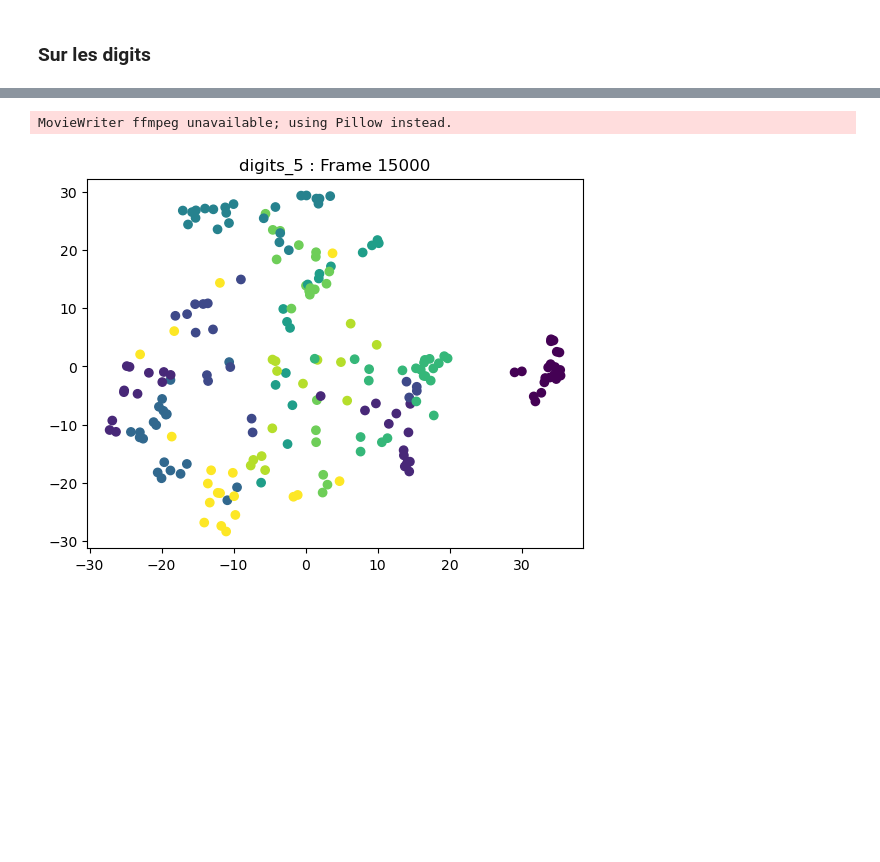
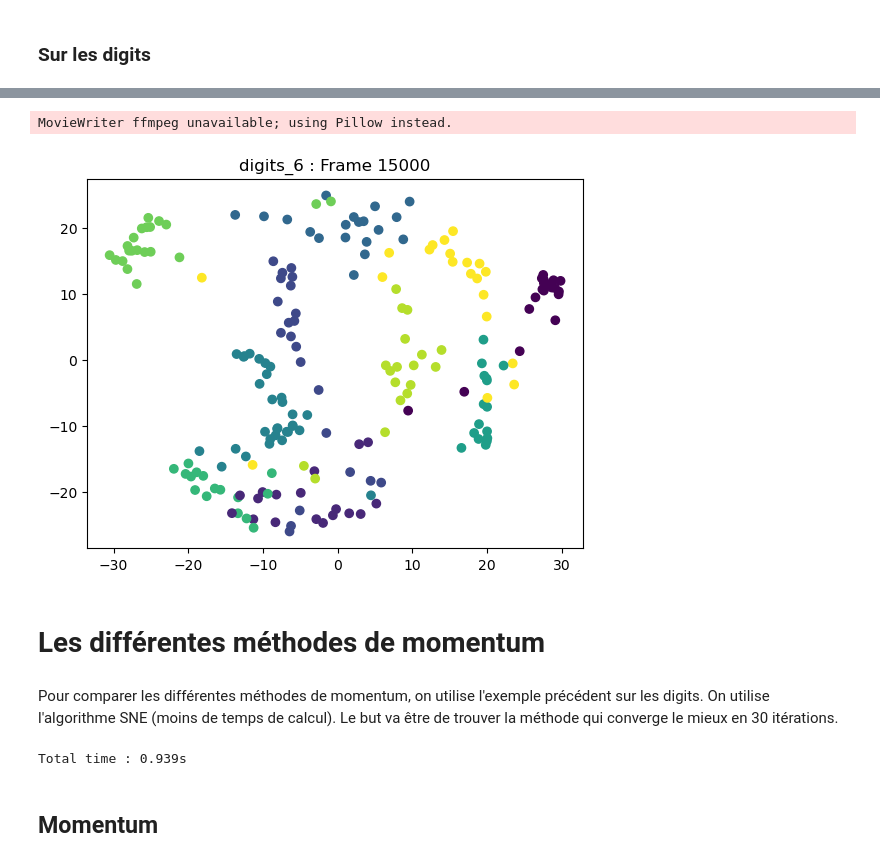
Before and after one commit to Arthur200111/dimensionality-reduction-techniques, a Jupyter notebook: sne.ipynb, the cells around one changed output, grey strips where cells are left out. Cells and saved outputs as stored; diff of their text form; code cells hidden in the pictures; blank space fills up the shorter version.

Commit message:
feat momentum

```diff
--- a/sne.ipynb
+++ b/sne.ipynb
@@ -92,26 +92,20 @@ from matplotlib.animation import FuncAnimation
 class History:
     loss: npt.NDArray[np.float64]
     Y: npt.NDArray[np.float64]
-    alpha: npt.NDArray[np.float64]
 
-    def __init__(self, loss: npt.NDArray[np.float64], Y: npt.NDArray[np.float64], alpha):
+    def __init__(self, loss: npt.NDArray[np.float64], Y: npt.NDArray[np.float64]):
         self.Y = Y
         self.loss = loss
-        self.alpha = alpha
 
     # Permet de concaténer deux instances de la classe History
     def concatenate(self, h2: 'History') -> 'History':
         loss = np.concatenate((self.loss, h2.loss))
         Y = np.concatenate((self.Y, h2.Y))
-        alpha = np.concatenate((self.alpha, h2.alpha))
-        return History(loss, Y, alpha)
+        return History(loss, Y)
 
     # Permet d'afficher la loss
-    def plot_loss(self):
-        plt.plot(self.loss)
-
-    def plot_alpha(self):
-        plt.plot(self.alpha)
+    def plot_loss(self, label="loss"):
+        plt.plot(self.loss, label=label)
 
     # Permet d'afficher la configuration de Y à l'itération i. Par défaut c'est la dernière configue qui est affichée.
     def plot_Y_i(self,y , i=-1):
@@ -205,14 +269,11 @@ class SNE:
         C = P * np.log((P + 1e-10) / (Q + 1e-10))
         return C.sum()
 
-    def fit(self, d=2, lr=.1, max_iter=200, Y0=None, alpha=1, sigma=3) -> History:
+    def fit(self, d=2, lr=.1, max_iter=200, Y0:npt.NDArray[np.float64]=None, momentum: Momentum=None, verbose=True) -> History:
         start = time.time()
-
         loss_l =np.zeros(max_iter)
 
-        # exponentially decreasing momentum
-        alpha = alpha * np.exp(-np.arange(max_iter)/sigma**2)
-        alpha[:2] = 0
+        if momentum is None: momentum = Momentum()
 
         Y = np.zeros((max_iter + 1, self.n, d))
         if Y0 is None:
@@ -224,14 +285,14 @@ class SNE:
             Y_table = self.compute_Y_table(Y[k])
             self.compute_Q(Y_table)
             dQ = self.compute_dQ(Y_table)
-            Y[k+1] = Y[k] - lr*dQ - alpha[k] * (Y[k-1] - Y[k-2])
+            Y[k+1] = Y[k] - momentum.derivative_term(dQ, Y, k, lr)
             loss_l[k] = self.loss(self.P, self.Q)
 
-            if (k + 1) % 5 == 0: print(f"{time.time() - start:.3f}s, Itération {k + 1}/{max_iter}, loss: {loss_l[k]}")
+            if verbose and (k + 1) % 5 == 0: print(f"{time.time() - start:.3f}s, Itération {k + 1}/{max_iter}, loss: {loss_l[k]}")
 
         print(f"Total time : {time.time() - start:.3f}s")
 
-        return History(loss_l, Y, alpha)
+        return History(loss_l, Y)
 # %% [markdown]
 ## Test de l'algorithme sur les datasets
 # %% [markdown]
@@ -415,5 +469,7 @@ Total time : 37.746s
 # %%
-h.anim_Y(y_train, "digits_5", folder="./data/tsne", prop=150)
+h.anim_Y(y_train, "digits_6", folder="./data/tsne", prop=150)
 # %% [output]
 MovieWriter ffmpeg unavailable; using Pillow instead.
-[figure, old version]
+[figure, new version]
+# %% [markdown]
+# Les différentes méthodes de momentum
@@ -419,0 +481,8 @@ MovieWriter ffmpeg unavailable; using Pillow instead.
+# %% [markdown]
+Pour comparer les différentes méthodes de momentum, on utilise l'exemple précédent sur les digits. On utilise l'algorithme SNE (moins de temps de calcul). Le but va être de trouver la méthode qui converge le mieux en 30 itérations.
+# %%
+h = my_sne.fit(2, .1, n_iter, verbose=False)
+# %% [output]
+Total time : 0.939s
+# %% [markdown]
+## Momentum
```
Also changed, not shown: parts of 41 cells of this notebook, 6 other files.
